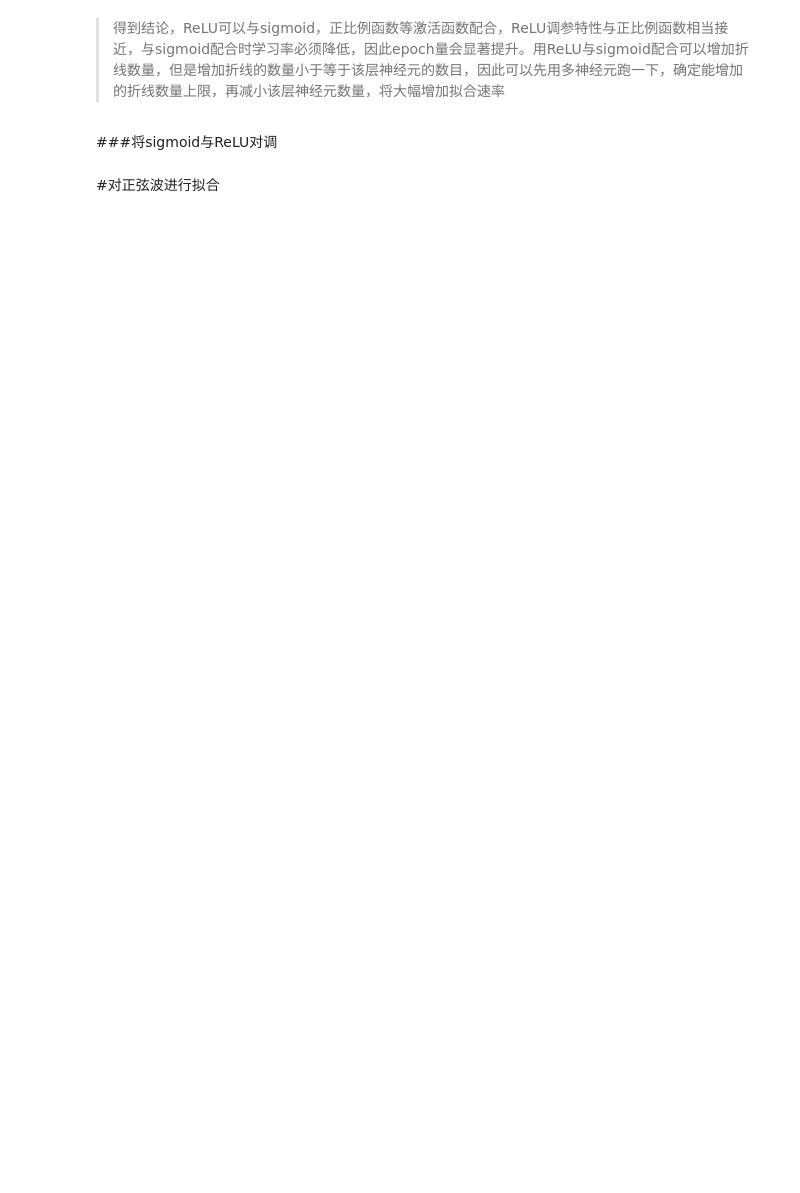
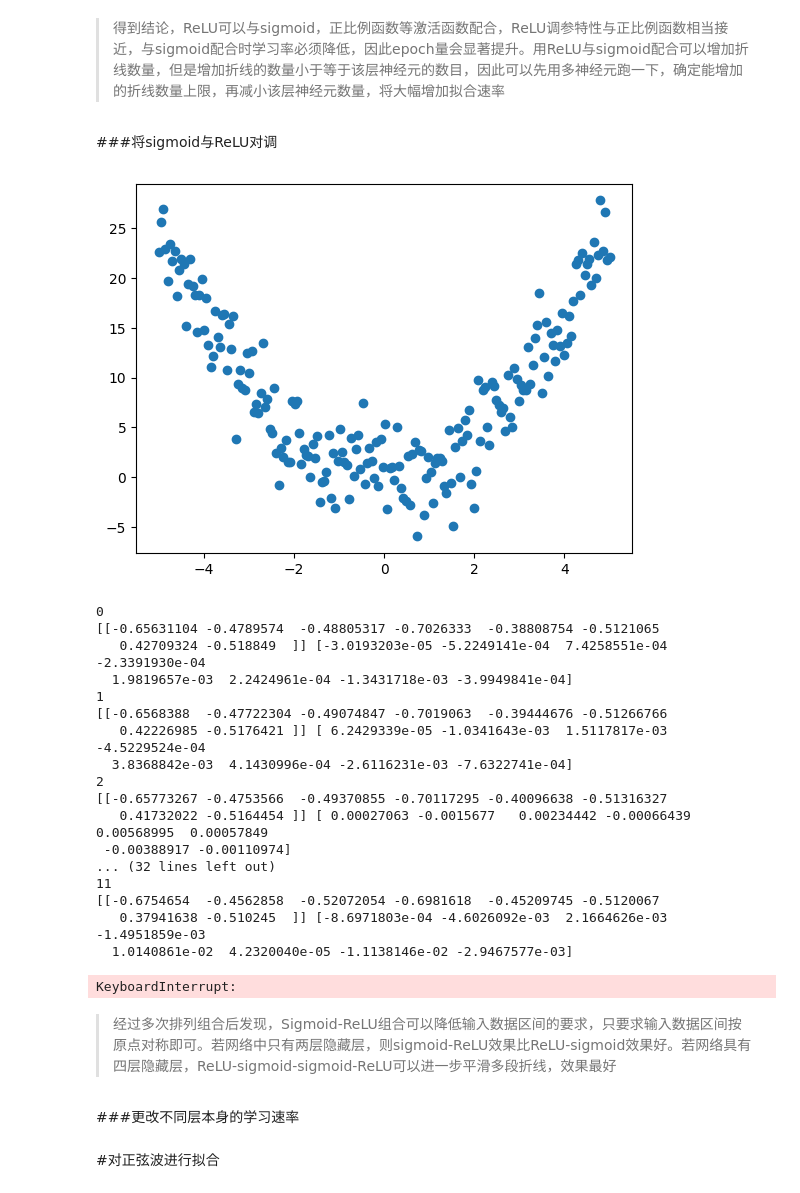
Before and after one commit to ZackWongAPO/Colab, a Jupyter notebook: Curve_Regression.ipynb, the cells around one changed output. Saved outputs shown, nothing was run; the diff lists cells and outputs as text; code cells hidden in the pictures; blank space fills up the shorter version.

```diff
--- a/Curve_Regression.ipynb
+++ b/Curve_Regression.ipynb
@@ -203,30 +204,59 @@ Standard Deviation between predicted and true values: 10.288071903834295
 # %%
 data=numpy.linspace(-5,5,200)
 noise=numpy.random.normal(0,3,data.shape)
 y=numpy.square(data)+noise
 
 plt.scatter(data,y)# 散点图
 plt.show()
 
 model=Sequential()# 按顺序构成的模型，输入层，隐藏层，输出
-sgd=SGD(learning_rate=0.003)# 自定义优化算法随机梯度下降法，设置学习率，默认为0.01
+sgd=SGD(learning_rate=0.01)# 自定义优化算法随机梯度下降法，设置学习率，默认为0.01
 # 添加输入层和隐藏层、激活函数
+
+model.add(Dense(units=8,input_dim=1))# DENSE表示全连接层，units=输出值的维度即神经元数量,input_dim=输入值的维度
+model.add(Activation('sigmoid'))
 model.add(Dense(units=8,input_dim=1))# DENSE表示全连接层，units=输出值的维度即神经元数量,input_dim=输入值的维度
 model.add(Activation('relu'))
-model.add(Dense(units=8,input_dim=1))# DENSE表示全连接层，units=输出值的维度即神经元数量,input_dim=输入值的维度
+model.add(Dense(units=5,input_dim=1))# DENSE表示全连接层，units=输出值的维度即神经元数量,input_dim=输入值的维度
+model.add(Activation('relu'))
+model.add(Dense(units=5,input_dim=1))# DENSE表示全连接层，units=输出值的维度即神经元数量,input_dim=输入值的维度
 model.add(Activation('sigmoid'))
 model.add(Dense(units=1))# DENSE表示全连接层，units=输出值的维度即神经元数量,input_dim=输入值的维度
 
 model.compile(optimizer=sgd,loss='mse')# 优化方式,损失函数，评估指标
-for i in range(2000):
+for i in range(1000):
   model.train_on_batch(data, y)# 训练数据，标签，迭代次数，每个批次的样本数
   print(i)
   w,b=model.layers[0].get_weights()# 打印权值和偏置
   print(w,b)
 
 # 训练好的函数
 pre=model.predict(data,batch_size=100)
 # 画图
 plt.scatter(data,y)# 散点图
 plt.plot(data,pre,'r-')
 plt.show()
+# %% [output]
+[figure, added]
+0
+[[-0.65631104 -0.4789574  -0.48805317 -0.7026333  -0.38808754 -0.5121065
+   0.42709324 -0.518849  ]] [-3.0193203e-05 -5.2249141e-04  7.4258551e-04 -2.3391930e-04
+  1.9819657e-03  2.2424961e-04 -1.3431718e-03 -3.9949841e-04]
+1
+[[-0.6568388  -0.47722304 -0.49074847 -0.7019063  -0.39444676 -0.51266766
+   0.42226985 -0.5176421 ]] [ 6.2429339e-05 -1.0341643e-03  1.5117817e-03 -4.5229524e-04
+  3.8368842e-03  4.1430996e-04 -2.6116231e-03 -7.6322741e-04]
+2
+[[-0.65773267 -0.4753566  -0.49370855 -0.70117295 -0.40096638 -0.51316327
+   0.41732022 -0.5164454 ]] [ 0.00027063 -0.0015677   0.00234442 -0.00066439  0.00568995  0.00057849
+ -0.00388917 -0.00110974]
+... (32 lines left out)
+11
+[[-0.6754654  -0.4562858  -0.52072054 -0.6981618  -0.45209745 -0.5120067
+   0.37941638 -0.510245  ]] [-8.6971803e-04 -4.6026092e-03  2.1664626e-03 -1.4951859e-03
+  1.0140861e-02  4.2320040e-05 -1.1138146e-02 -2.9467577e-03]
+KeyboardInterrupt:
+# %% [markdown]
+>经过多次排列组合后发现，Sigmoid-ReLU组合可以降低输入数据区间的要求，只要求输入数据区间按原点对称即可。若网络中只有两层隐藏层，则sigmoid-ReLU效果比ReLU-sigmoid效果好。若网络具有四层隐藏层，ReLU-sigmoid-sigmoid-ReLU可以进一步平滑多段折线，效果最好
+# %% [markdown]
+###更改不同层本身的学习速率
```
Also changed, not shown: parts of 7 cells of this notebook.
